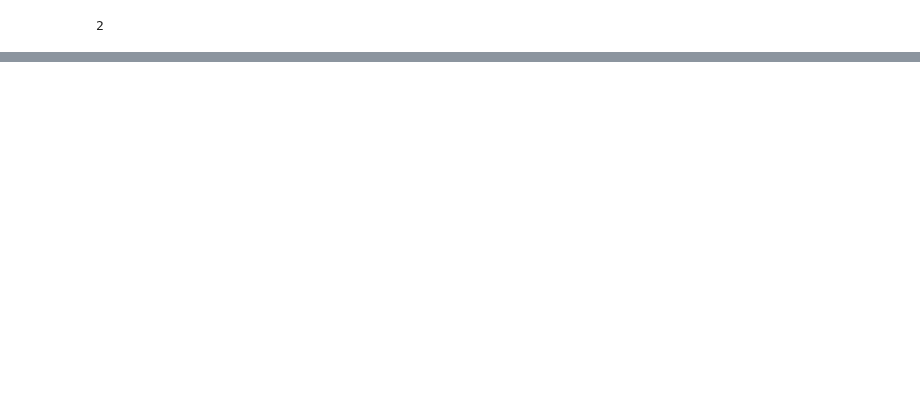
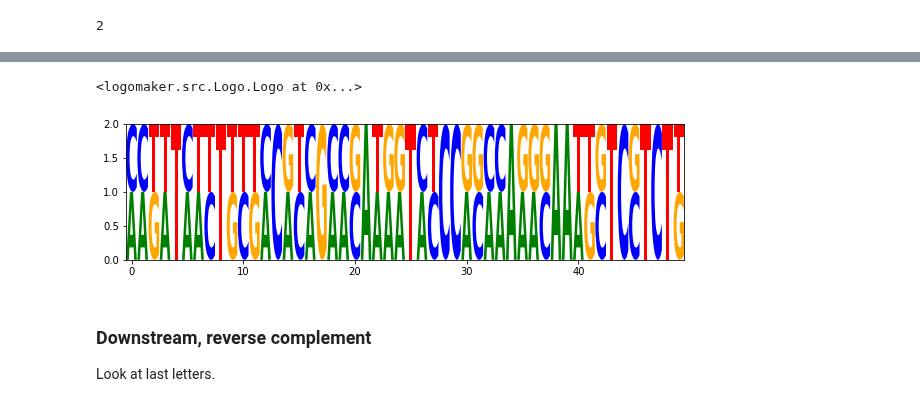
Before and after one commit to L-F-S/cas_mining, a Jupyter notebook: 8pamsearch/23-09-2019_search_for_PAMS.ipynb, the cells around one changed output, grey strips where cells are left out. Cells and saved outputs as stored; diff of their text form; code cells hidden in the pictures; blank space fills up the shorter version.

```diff
--- a/8pamsearch/23-09-2019_search_for_PAMS.ipynb
+++ b/8pamsearch/23-09-2019_search_for_PAMS.ipynb
@@ -351,0 +372,5 @@ lm.Logo(counts_mat)
+# %%
+
+counts_mat = lm.alignment_to_matrix(upstream_seqs_rvc)
+counts_mat.to_csv(outdir+"upstream_rvc.pileup")
+counts_mat.head()
@@ -351,0 +385,8 @@ lm.Logo(counts_mat)
+# %%
+lm.Logo(counts_mat)
+# %% [output]
+<logomaker.src.Logo.Logo at 0x...>
+[figure, added]
+# %% [markdown]
+### Downstream, reverse complement
+Look at last letters.
```
Also changed, not shown: parts of 33 cells of this notebook.
